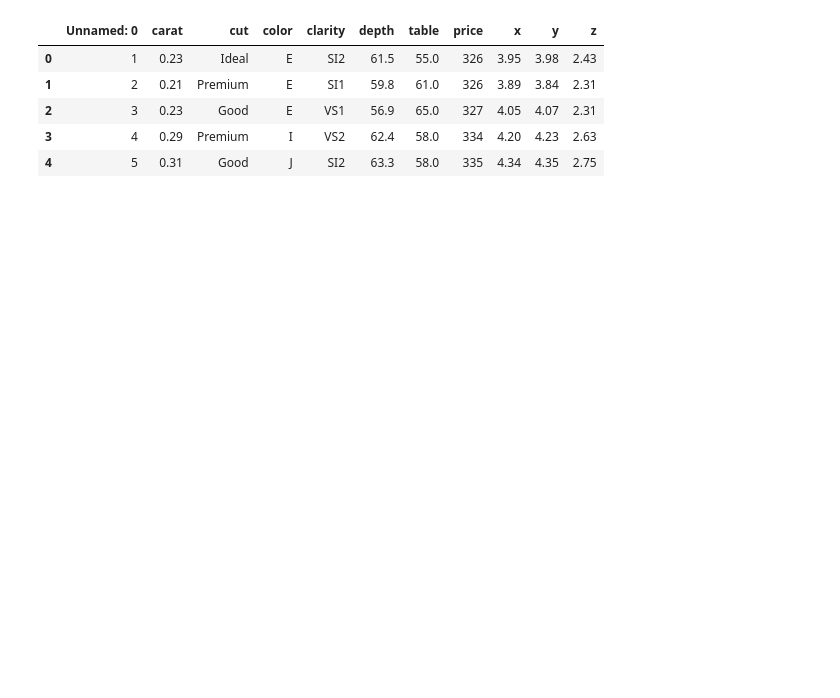
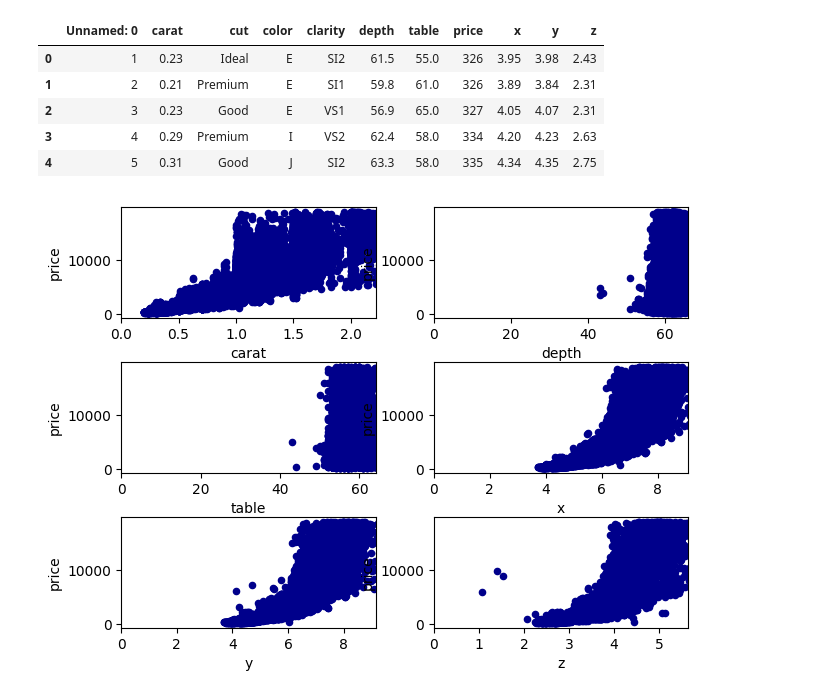
Before and after one commit to russpenska/kaggle-notebooks, a Jupyter notebook: diamond-price-prediction.ipynb, the cells around one changed output. Drawn from its saved outputs; the diff is of its cells as text; code cells hidden in the pictures; blank space fills up the shorter version.

Commit message:
Kaggle Notebook | Diamond Price Prediction | Version 5

```diff
--- a/diamond-price-prediction.ipynb
+++ b/diamond-price-prediction.ipynb
@@ -22,5 +28,11 @@ for dirname, _, filenames in os.walk('/kaggle/input'):
 # %%
 df = pd.read_csv("/kaggle/input/diamond-dataset/diamonds.csv")
+
+# remove rows with missing size data
+df = df[df["x"] != 0]
+df = df[df["y"] != 0]
+df = df[df["z"] != 0]
+
 df.head()
 # %% [output]
 |  | Unnamed: 0 | carat | cut | color | clarity | depth | table | price | x | y | z |
@@ -29,3 +41,21 @@ df.head()
 | 2 | 3 | 0.23 | Good | E | VS1 | 56.9 | 65.0 | 327 | 4.05 | 4.07 | 2.31 |
 | 3 | 4 | 0.29 | Premium | I | VS2 | 62.4 | 58.0 | 334 | 4.20 | 4.23 | 2.63 |
 | 4 | 5 | 0.31 | Good | J | SI2 | 63.3 | 58.0 | 335 | 4.34 | 4.35 | 2.75 |
+# %%
+columns_to_plot = ['carat', 'depth', 'table', 'x', 'y', 'z']
+
+fig, axs = plt.subplots(3,2)
+fig.tight_layout()
+
+for i in range(len(columns_to_plot)):
+    column = columns_to_plot[i]
+    ax = df.plot.scatter(x=column,
+                      y='price',
+                      c='DarkBlue',
+                      ax =axs[i // 2, i % 2])
+
+    ax.set_xlim(0, df[column].mean() + (3 * df[column].std()))
+
+plt.show()
+# %% [output]
+[figure, added]
```
Also changed, not shown: parts of 16 cells of this notebook.
